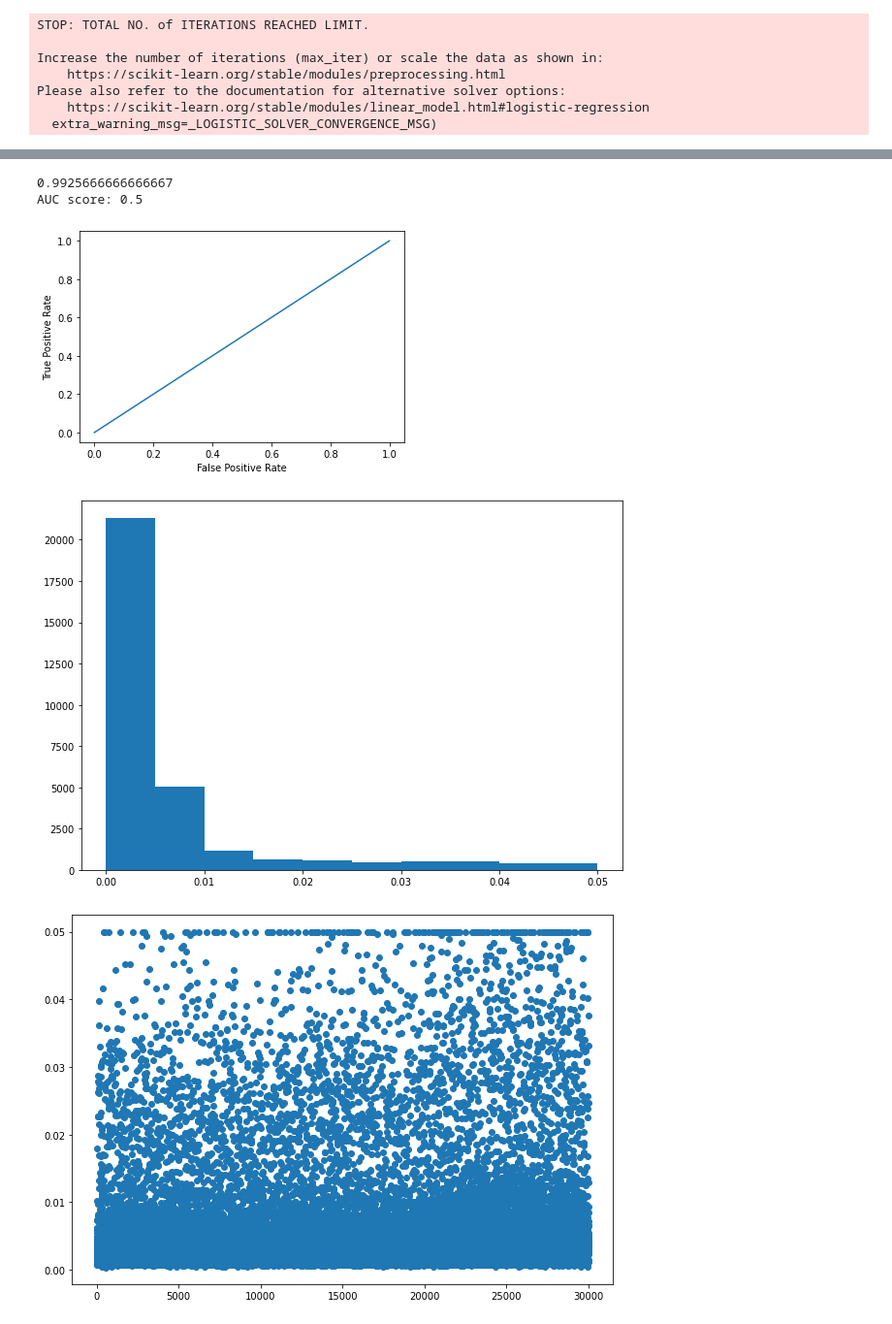
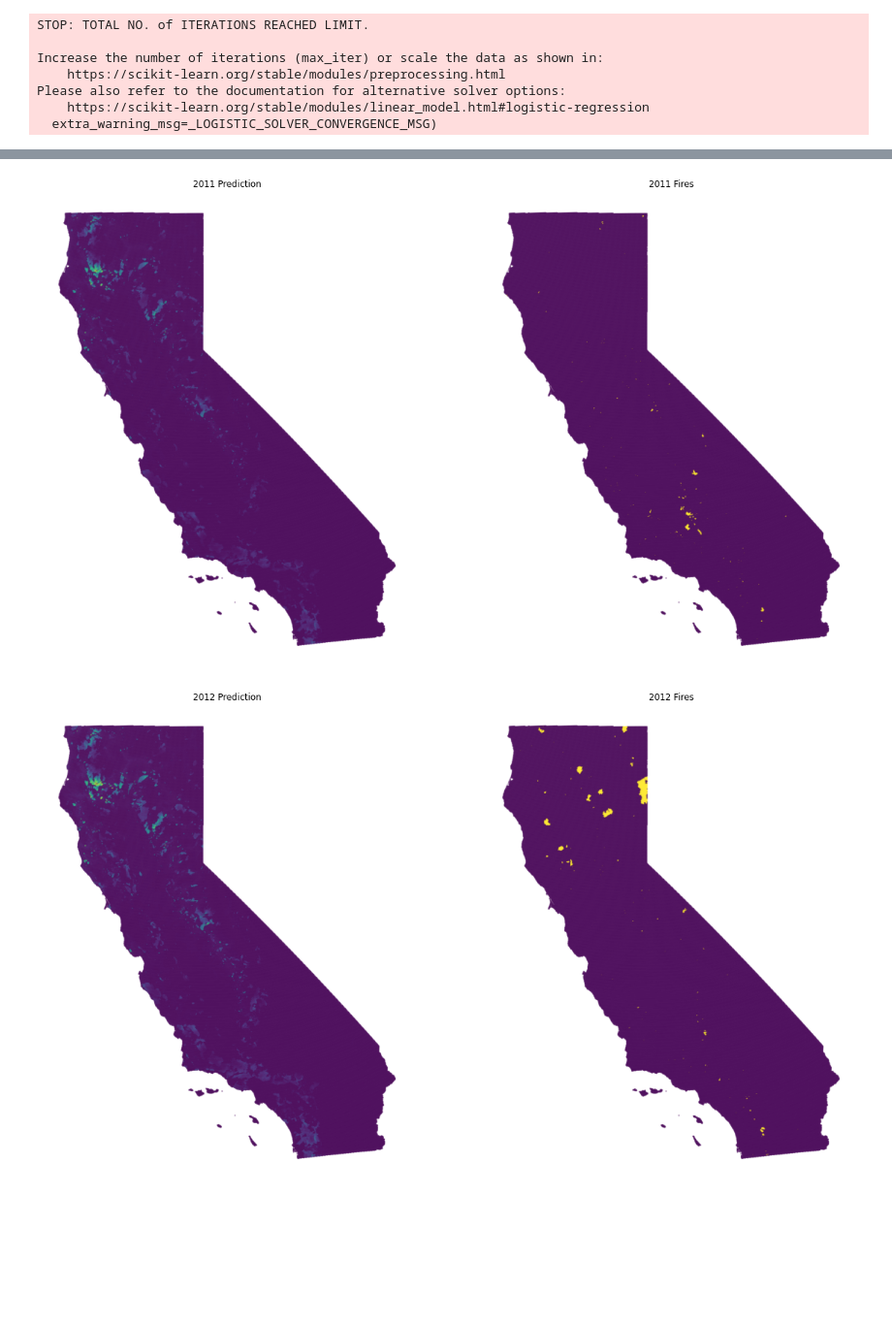
Before and after one commit to alvin-tu/PwC-LSTM-Capstone-Project, a Jupyter notebook: models/log_reg_nick.ipynb, the cells around one changed output, grey strips where cells are left out. Shown at 97% size. Saved outputs shown, nothing was run; the diff lists cells and outputs as text; code cells hidden in the pictures; blank space fills up the shorter version.

Commit message:
Generated Heatmap Predictions for California
- Predictions and grouth truth heatmaps from 2011-2017

```diff
--- a/models/log_reg_nick.ipynb
+++ b/models/log_reg_nick.ipynb
@@ -111,5 +120,0 @@ plt.show()
-# %%
-#Ground truth
-fig = plt.figure(figsize=(10, 12))
-plt.scatter(coords['Longitude'], coords['Latitude'], alpha = 0.2, c = gt_2017['value'], s = 1)
-plt.show()
@@ -118,25 +121,28 @@ plt.show()
-# %%
-print(accuracy_score(y_test, y_pred))
-plot_roc_curve(y_test, y_pred)
-# %% [output]
-0.9925666666666667
-AUC score: 0.5
-[figure, removed]
-# %%
-# Creating histogram
-fig, ax = plt.subplots(figsize =(10, 7))
-ax.hist(np.clip(y_pred_prob[:, 1], 0, 0.05), bins = [0, 0.005, 0.01, 0.015, 0.02, 0.025, 0.03, 0.04, 0.05])
-
-# Show plot
-plt.show()
-# %% [output]
-[figure, removed]
-# %%
-# Creating pixel vs fire prob
-fig, ax = plt.subplots(figsize =(10, 7))
-ax.scatter(range(1, len(y_pred_prob[:, 1]) + 1), np.clip(y_pred_prob[:, 1], 0, 0.05))
-
-# Show plot
-plt.show()
-# %% [output]
-[figure, removed]
+# %%
+predictions = []
+
+for df in dataframes:
+    X = df[selected_features]
+    pred = clf.predict(X)
+    pred_prob = clf.predict_proba(X)
+    fire_prob = pred_prob[:, 1]
+    predictions.append(fire_prob)
+# %%
+year = 2011
+for i in range(len(predictions)):
+    year = 2011 + i
+
+    fig, axs = plt.subplots(1,2, figsize=(20,12))
+
+    axs[0].scatter(coords['Longitude'], coords['Latitude'], alpha = 0.2, s = 1, c = predictions[i])
+    axs[0].set_title(str(year) + ' Prediction')
+    axs[0].axis('off')
+
+    axs[1].scatter(coords['Longitude'], coords['Latitude'], alpha = 0.2, s = 1, c = groundTruth[i])
+    axs[1].set_title(str(year) + ' Fires')
+    axs[1].axis('off')
+
+    plt.show()
+# %% [output]
+[figure, added]
+[figure, added]
```
Also changed, not shown: parts of 12 cells of this notebook.
